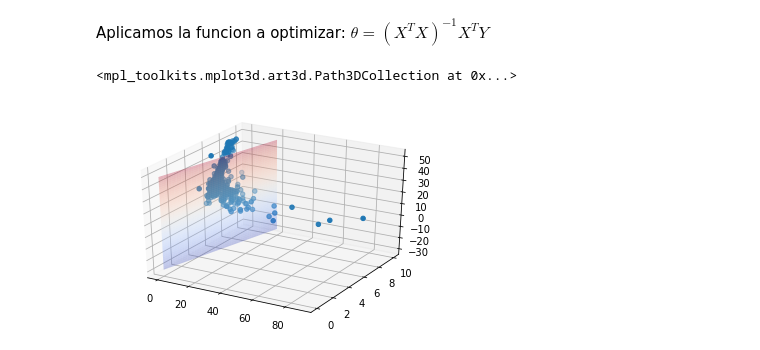
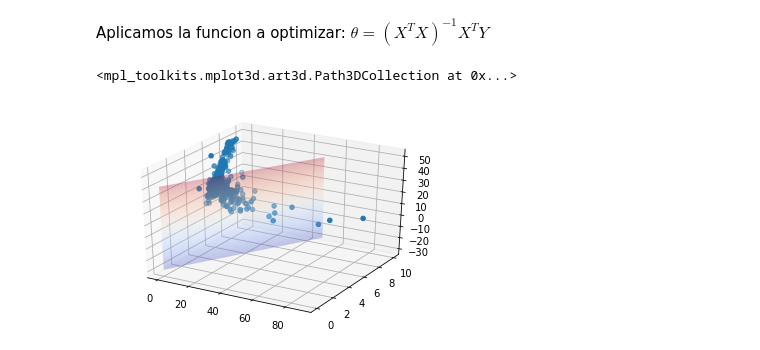
Before and after one commit to RedienTech/Regresion-Lineal-Multiple, a Jupyter notebook: NormalEquation.ipynb, the cells around one changed output. Saved outputs shown, nothing was run; the diff lists cells and outputs as text; code cells hidden in the pictures.

```diff
--- a/NormalEquation.ipynb
+++ b/NormalEquation.ipynb
@@ -57,12 +57,12 @@ model = LinearRegression(X, Y)
 # %%
 figu = plt.figure()
 res = 100
-aX = np.array([np.ones(res), np.linspace(0, 20, res), np.linspace(0,10, 100)]).T
+aX = np.array([np.ones(res), np.linspace(0, 50, res), np.linspace(0,10, 100)]).T
 Z = model(aX)
 axis = figu.gca(projection='3d')
 axis.plot_surface(aX[:,1], aX[:,2], Z, cmap='coolwarm', alpha=0.3)
 _x = X[:,[1,2]]
 axis.scatter(_x[:,0], _x[:,1], Y)
 # %% [output]
 <mpl_toolkits.mplot3d.art3d.Path3DCollection at 0x...>
-[figure, old version]
+[figure, new version]
```
Also changed, not shown: 1 other file.
